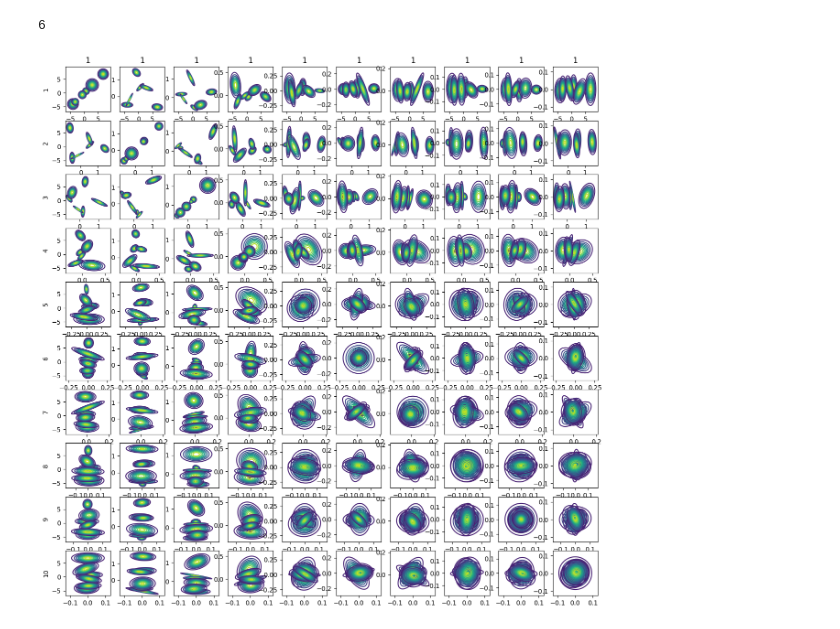
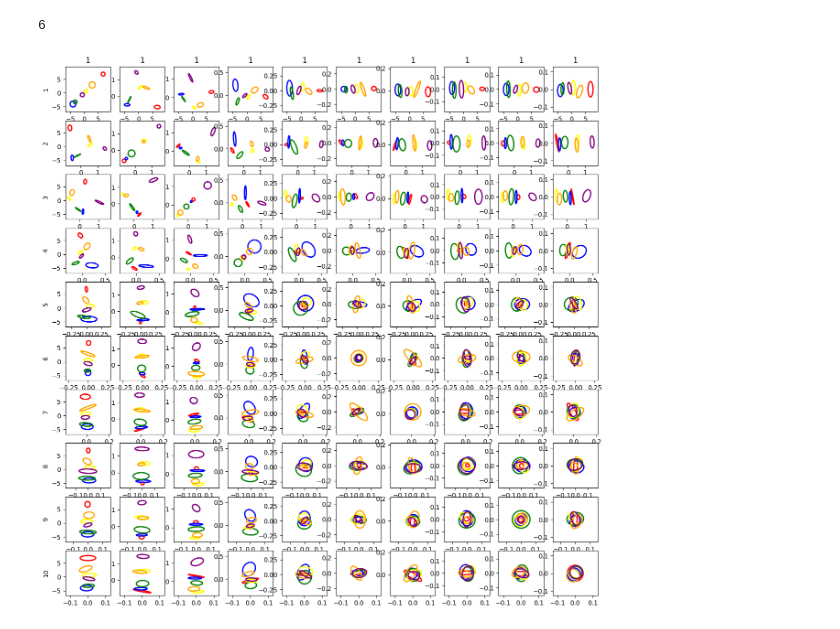
Before and after one commit to Deepprakash222/Gempy3_hyper_spectral, a Jupyter notebook: Results_without_prior_gmm/plot_componant_comparison.ipynb, the cells around one changed output. Saved outputs shown, nothing was run; the diff lists cells and outputs as text; code cells hidden in the pictures.

```diff
--- a/Results_without_prior_gmm/plot_componant_comparison.ipynb
+++ b/Results_without_prior_gmm/plot_componant_comparison.ipynb
@@ -39,33 +39,33 @@ for i in range(K):
                 pos = np.dstack((x, y))
                 # Create the multivariate normal distribution
                 rv = multivariate_normal(mean_, cov_)
                 # Compute the probability density function (PDF) at the grid points
                 pdf = rv.pdf(pos)
-                axes[j][k].contour(x, y, pdf, levels=1, cmap='viridis')
+                axes[j][k].contour(x, y, pdf, levels=1, colors=label_to_color[i], linewidths=2)
                 #axes[j][k].set_title(f'{j+1}')
                 # axes[j][k].set_xlabel(f'{j+1}')
                 # axes[j][k].set_ylabel(f'{j+1}')
             else:
                 mean_ = np.array([means[i][j],means[i][k]])
                 cov_  = np.array([[covariances[i][j][j],covariances[i][j][k]],[covariances[i][k][j], covariances[i][k][k]]])
 
                 # Create a grid of points
                 x, y = np.meshgrid(np.linspace(mean_[0] -n * np.sqrt(cov_[0][0]), mean_[0] +n * np.sqrt(cov_[0][0]), 1000), np.linspace(mean_[1]-n * np.sqrt(cov_[1][1]), mean_[1]+ n * np.sqrt(cov_[1][1]), 1000))
                 pos = np.dstack((x, y))
                 # Create the multivariate normal distribution
                 rv = multivariate_normal(mean_, cov_)
                 # Compute the probability density function (PDF) at the grid points
                 pdf = rv.pdf(pos)
-                axes[j][k].contour(x, y, pdf, levels=1, cmap='viridis')
+                axes[j][k].contour(x, y, pdf, levels=1, colors=label_to_color[i], linewidths=2)
                 #axes[j][k].set_title(f'{j+1} vs{k+1}')
                 # axes[j][k].set_xlabel(f'{k+1}')
                 # axes[j][k].set_ylabel(f'{j+1}')
             if j==0:
                 axes[j][k].set_title(f'{j+1}')
             if k==0:
                 axes[j][k].set_ylabel(f'{j+1}')
 
 
 plt.show()
 # %% [output]
-[figure, old version]
+[figure, new version]
```
Also changed, not shown: 39 other files.
